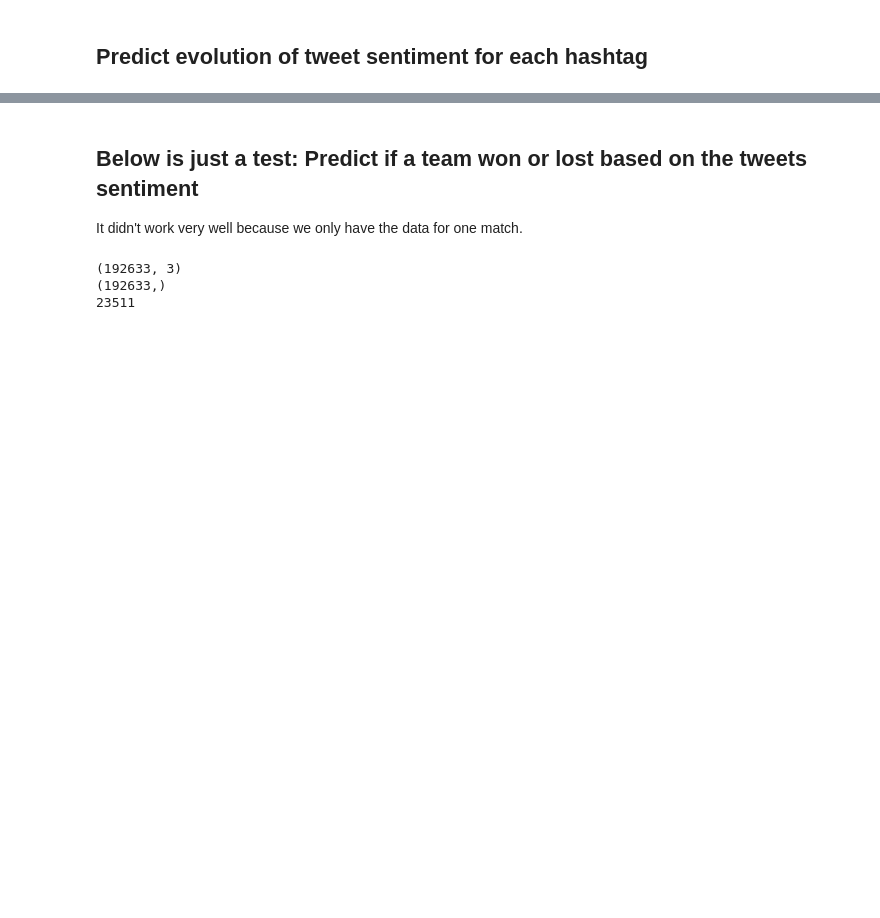
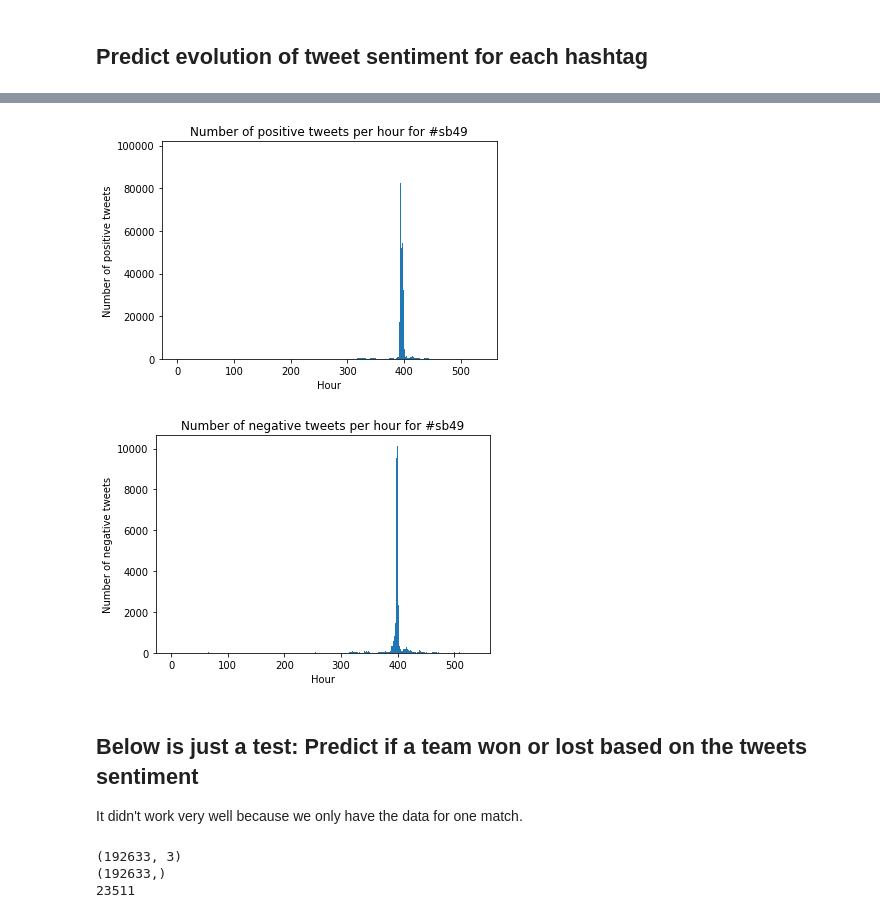
Before and after one commit to superAX/Twitter-Popularity-Prediction, a Jupyter notebook: EE219_Project5-Part3.ipynb, the cells around one changed output, grey strips where cells are left out. Cells and saved outputs as stored; diff of their text form; code cells hidden in the pictures; blank space fills up the shorter version.

```diff
--- a/EE219_Project5-Part3.ipynb
+++ b/EE219_Project5-Part3.ipynb
@@ -101,3 +97,8 @@ plot_num_tweets_per_hour('tweets_#gohawks.txt', '#gohawks')
+# %%
+plot_num_tweets_per_hour('tweets_#sb49.txt', '#sb49')
+# %% [output]
+[figure, added]
+[figure, added]
 # %% [markdown]
 ## Below is just a test: Predict if a team won or lost based on the tweets sentiment
  It didn't work very well because we only have the data for one match.
```
Also changed, not shown: parts of 6 cells of this notebook, 1 other file.
